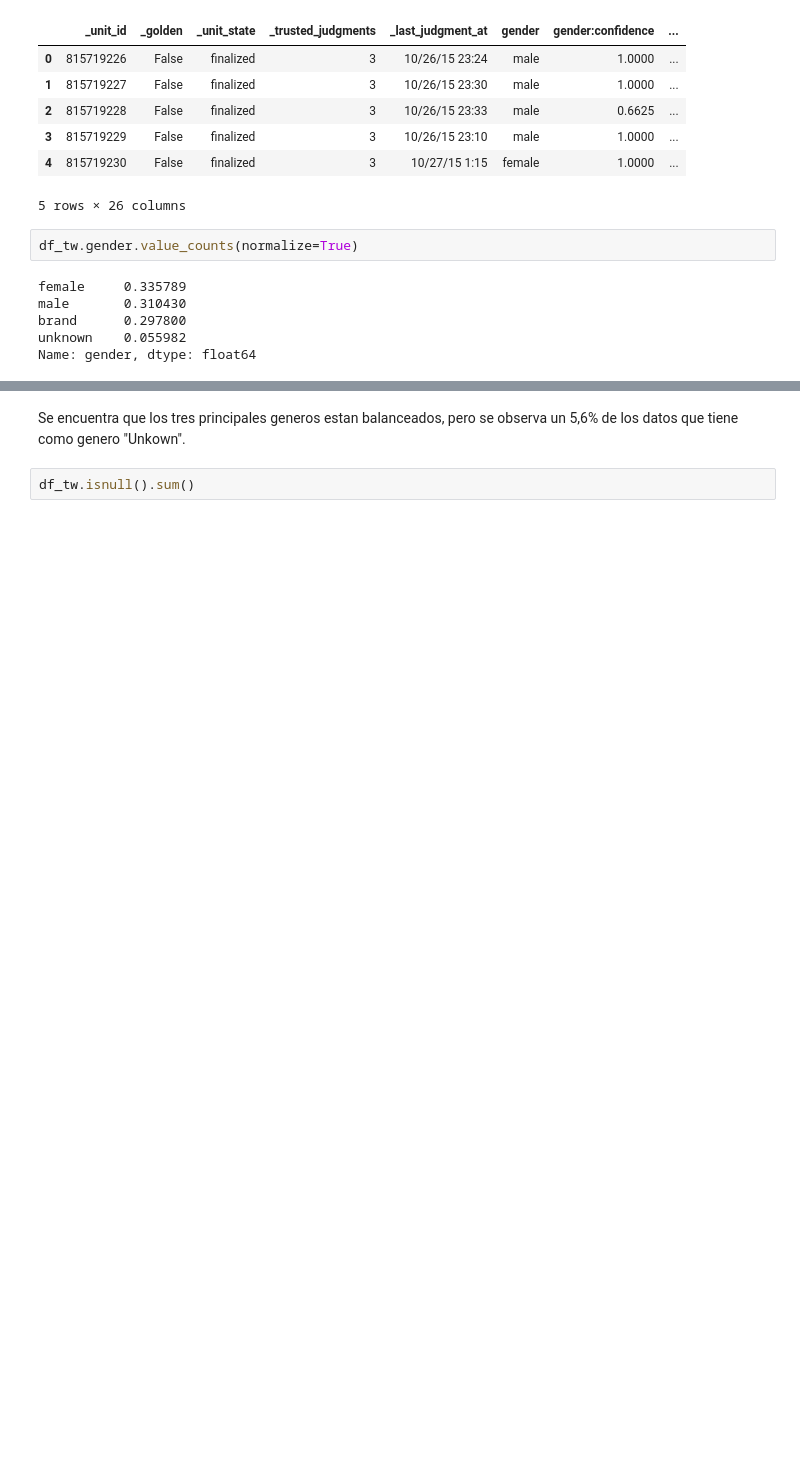
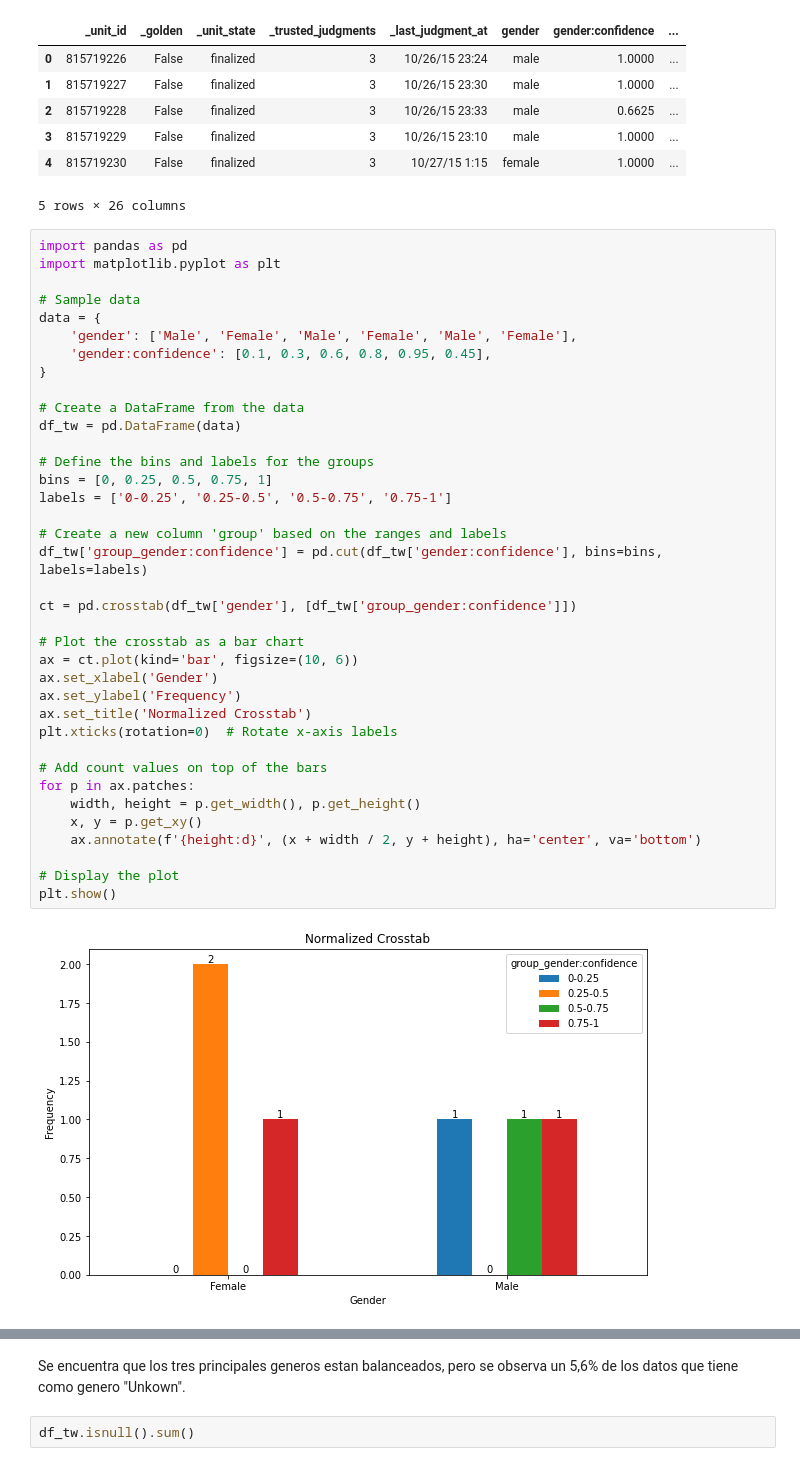
Before and after one commit to jsebastianquiroga/DEEP_LEARNING_PUJ, a Jupyter notebook: Notebook/DL_Twitter_Gender_Classification.ipynb, the cells around one changed output, grey strips where cells are left out. Cells and saved outputs as stored; diff of their text form; blank space fills up the shorter version.

```diff
--- a/Notebook/DL_Twitter_Gender_Classification.ipynb
+++ b/Notebook/DL_Twitter_Gender_Classification.ipynb
@@ -120,14 +120,45 @@ memory usage: 3.8+ MB
 | 3 | 815719229 | False | finalized | 3 | 10/26/15 23:10 | male | 1.0000 | ... |
 | 4 | 815719230 | False | finalized | 3 | 10/27/15 1:15 | female | 1.0000 | ... |
 5 rows × 26 columns
-# %%
-df_tw.gender.value_counts(normalize=True)
-# %% [output]
-female     0.335789
-male       0.310430
-brand      0.297800
-unknown    0.055982
-Name: gender, dtype: float64
+# %%
+import pandas as pd
+import matplotlib.pyplot as plt
+
+# Sample data
+data = {
+    'gender': ['Male', 'Female', 'Male', 'Female', 'Male', 'Female'],
+    'gender:confidence': [0.1, 0.3, 0.6, 0.8, 0.95, 0.45],
+}
+
+# Create a DataFrame from the data
+df_tw = pd.DataFrame(data)
+
+# Define the bins and labels for the groups
+bins = [0, 0.25, 0.5, 0.75, 1]
+labels = ['0-0.25', '0.25-0.5', '0.5-0.75', '0.75-1']
+
+# Create a new column 'group' based on the ranges and labels
+df_tw['group_gender:confidence'] = pd.cut(df_tw['gender:confidence'], bins=bins, labels=labels)
+
+ct = pd.crosstab(df_tw['gender'], [df_tw['group_gender:confidence']])
+
+# Plot the crosstab as a bar chart
+ax = ct.plot(kind='bar', figsize=(10, 6))
+ax.set_xlabel('Gender')
+ax.set_ylabel('Frequency')
+ax.set_title('Normalized Crosstab')
+plt.xticks(rotation=0)  # Rotate x-axis labels
+
+# Add count values on top of the bars
+for p in ax.patches:
+    width, height = p.get_width(), p.get_height()
+    x, y = p.get_xy()
+    ax.annotate(f'{height:d}', (x + width / 2, y + height), ha='center', va='bottom')
+
+# Display the plot
+plt.show()
+# %% [output]
+[figure, added]
 # %%
 import pandas as pd
 import matplotlib.pyplot as plt
```
Also changed, not shown: parts of 16 cells of this notebook.
